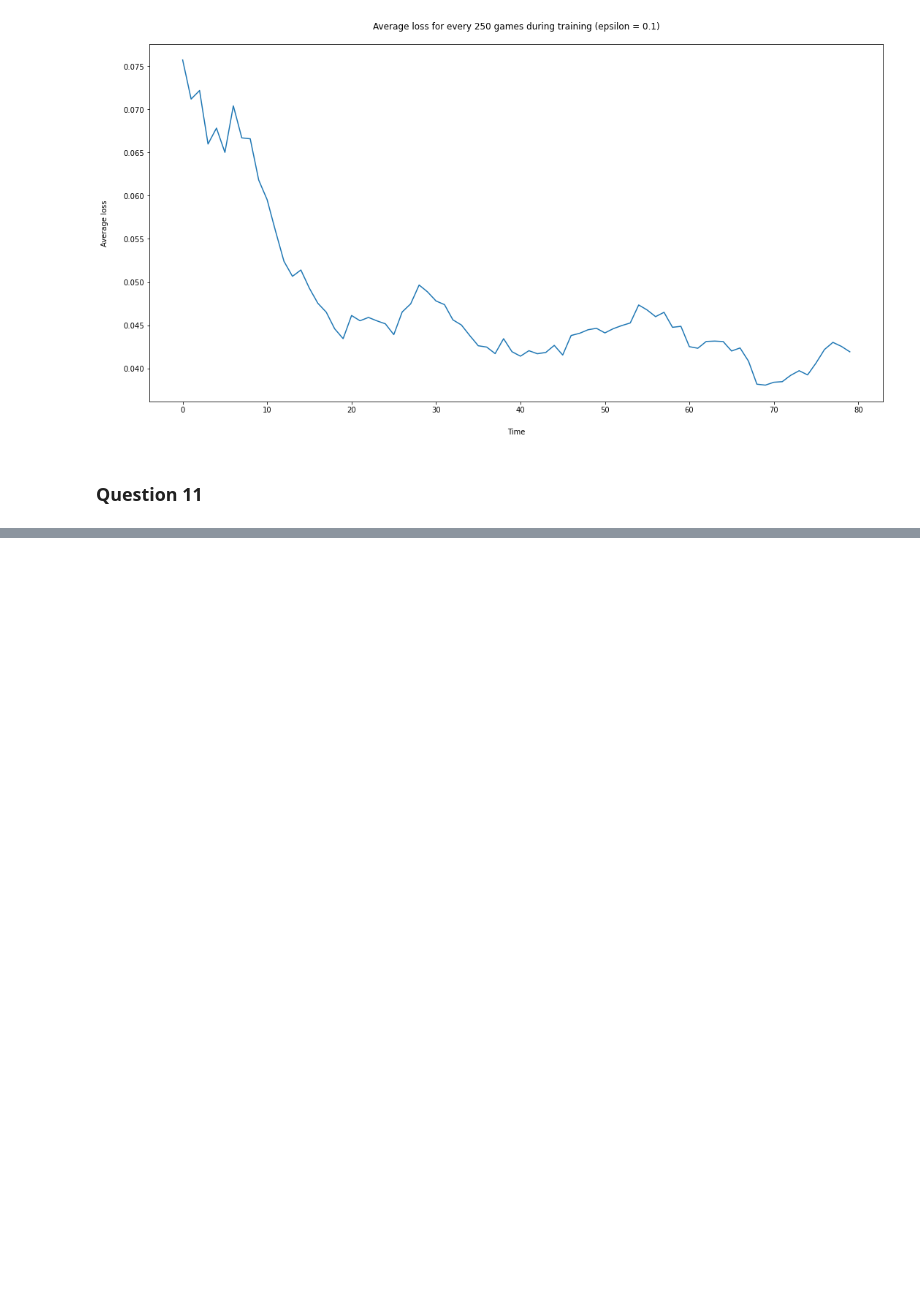
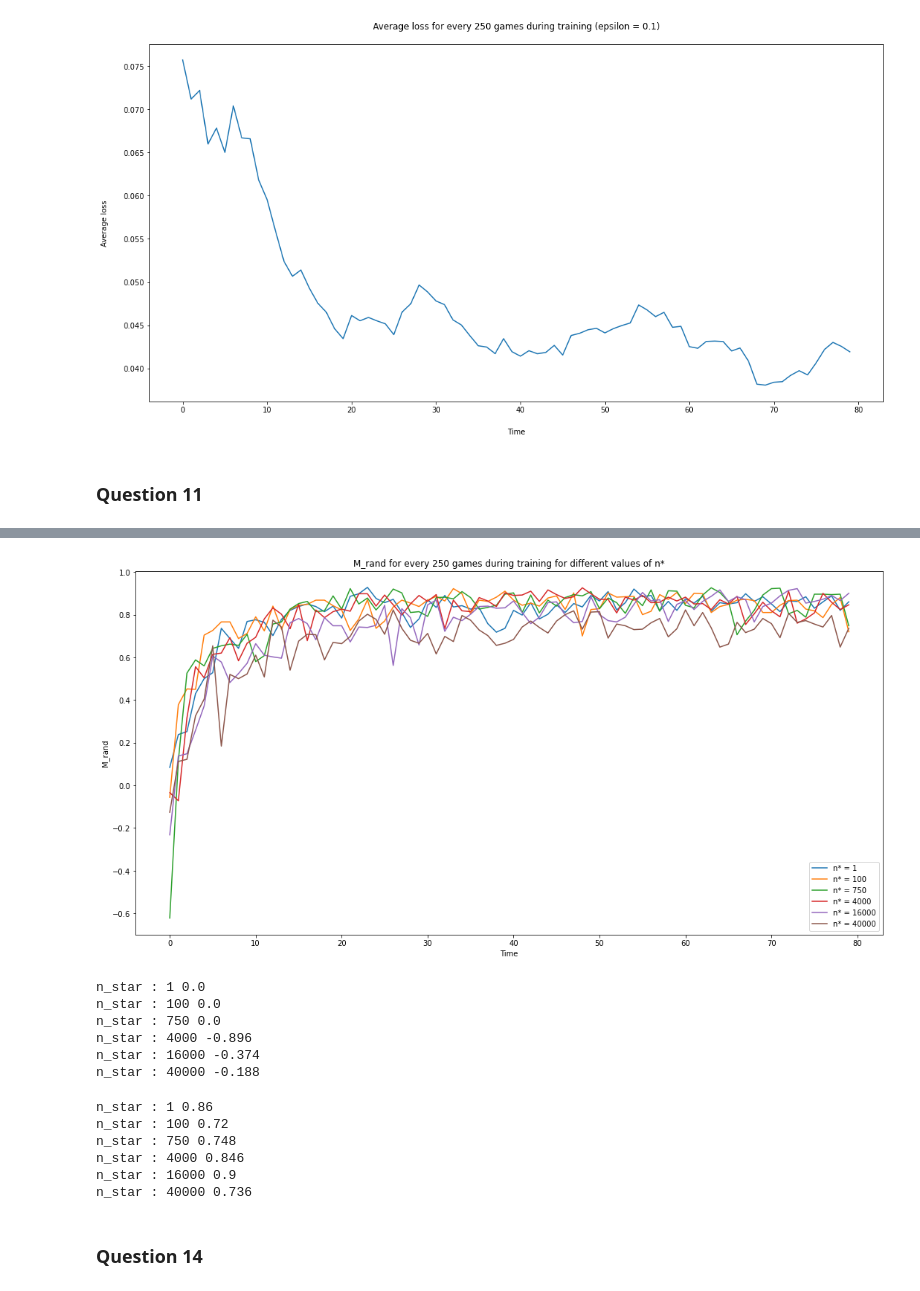
Before and after one commit to thurgarion2/tictactoe, a Jupyter notebook: tic_tac_toe.ipynb, the cells around one changed output, grey strips where cells are left out. Drawn from its saved outputs; the diff is of its cells as text; code cells hidden in the pictures; blank space fills up the shorter version.

```diff
--- a/tic_tac_toe.ipynb
+++ b/tic_tac_toe.ipynb
@@ -1234,0 +1338,34 @@ learner.act(grid)
+# %%
+fig = plt.figure(figsize=(18,9))
+for n_star, m_rand in M_rands.items():
+    y = m_rand
+    plt.plot(range(len(y)), y, label = 'n* = ' + str(n_star))
+plt.legend()
+plt.title('M_rand for every 250 games during training for different values of n*')
+plt.ylabel('M_rand')
+plt.xlabel('Time')
+plt.show()
+# %% [output]
+[figure, added]
+# %%
+for n_star, m_opt in M_opts.items():
+    print(f'n_star : {n_star} {m_opt[-1]}')
+# %% [output]
+n_star : 1 0.0
+n_star : 100 0.0
+n_star : 750 0.0
+n_star : 4000 -0.896
+n_star : 16000 -0.374
+n_star : 40000 -0.188
+# %%
+for n_star, m_rand in M_rands.items():
+    print(f'n_star : {n_star} {m_rand[-1]}')
+# %% [output]
+n_star : 1 0.86
+n_star : 100 0.72
+n_star : 750 0.748
+n_star : 4000 0.846
+n_star : 16000 0.9
+n_star : 40000 0.736
+# %% [markdown]
+### Question 14
```
Also changed, not shown: parts of 13 cells of this notebook.
